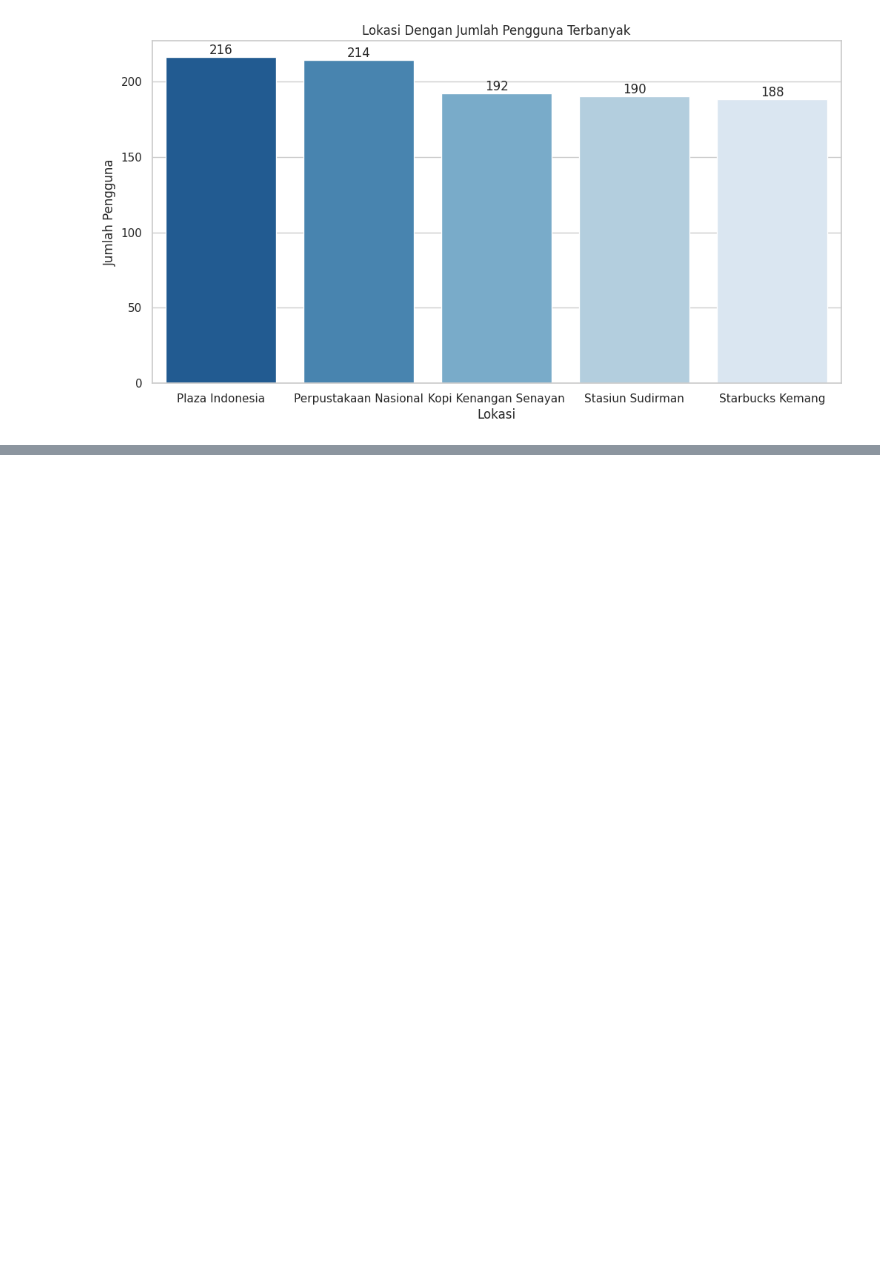
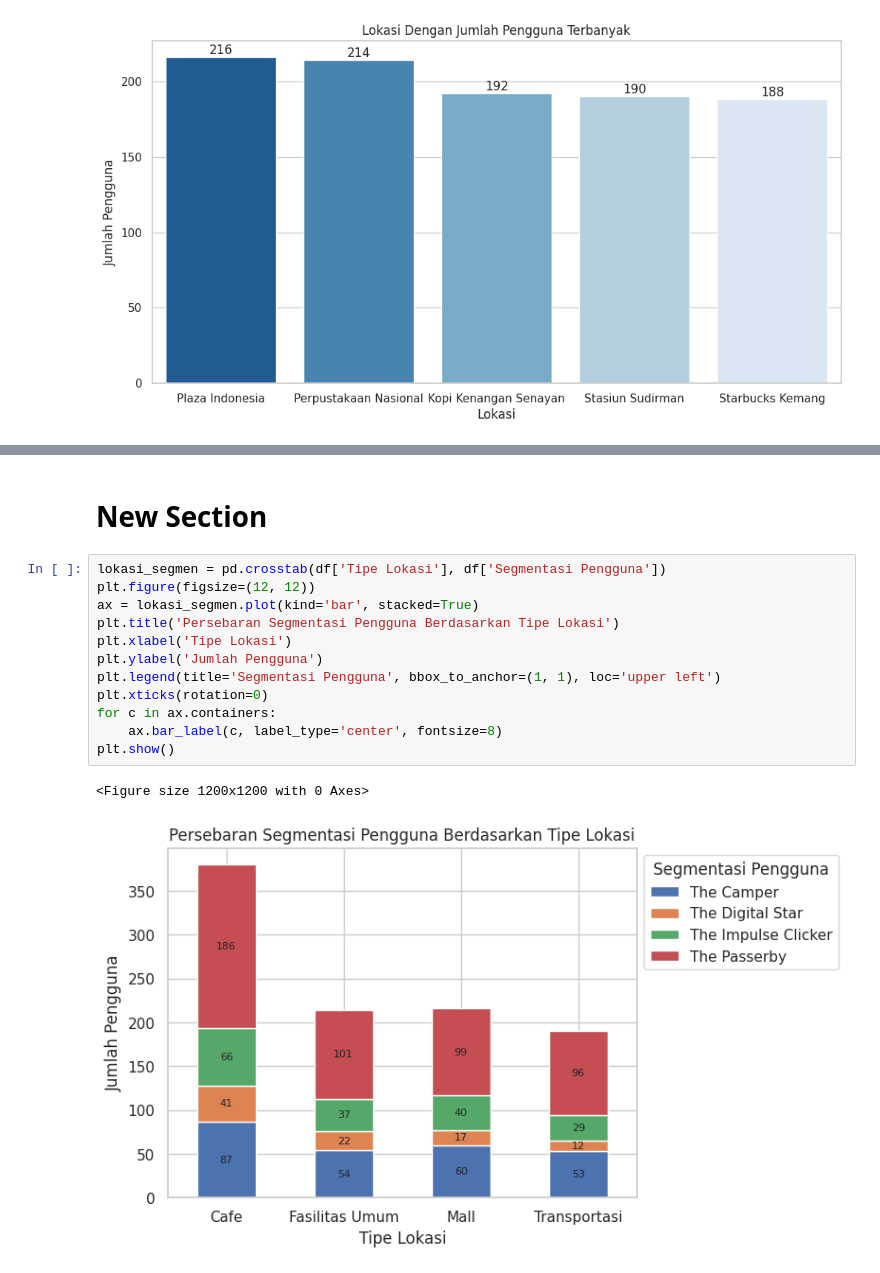
Before and after one commit to Riz2693/Higo-Technical-Test, a Jupyter notebook: 2. Analisis Dan EDA.ipynb, the cells around one changed output, grey strips where cells are left out. Drawn from its saved outputs; the diff is of its cells as text; blank space fills up the shorter version.

```diff
--- a/2. Analisis Dan EDA.ipynb
+++ b/2. Analisis Dan EDA.ipynb
@@ -439,0 +521,17 @@ plt.show()
+# %% [markdown]
+# **New Section**
+# %%
+lokasi_segmen = pd.crosstab(df['Tipe Lokasi'], df['Segmentasi Pengguna'])
+plt.figure(figsize=(12, 12))
+ax = lokasi_segmen.plot(kind='bar', stacked=True)
+plt.title('Persebaran Segmentasi Pengguna Berdasarkan Tipe Lokasi')
+plt.xlabel('Tipe Lokasi')
+plt.ylabel('Jumlah Pengguna')
+plt.legend(title='Segmentasi Pengguna', bbox_to_anchor=(1, 1), loc='upper left')
+plt.xticks(rotation=0)
+for c in ax.containers:
+    ax.bar_label(c, label_type='center', fontsize=8)
+plt.show()
+# %% [output]
+<Figure size 1200x1200 with 0 Axes>
+[figure, added]
```
Also changed, not shown: parts of 13 cells of this notebook.
